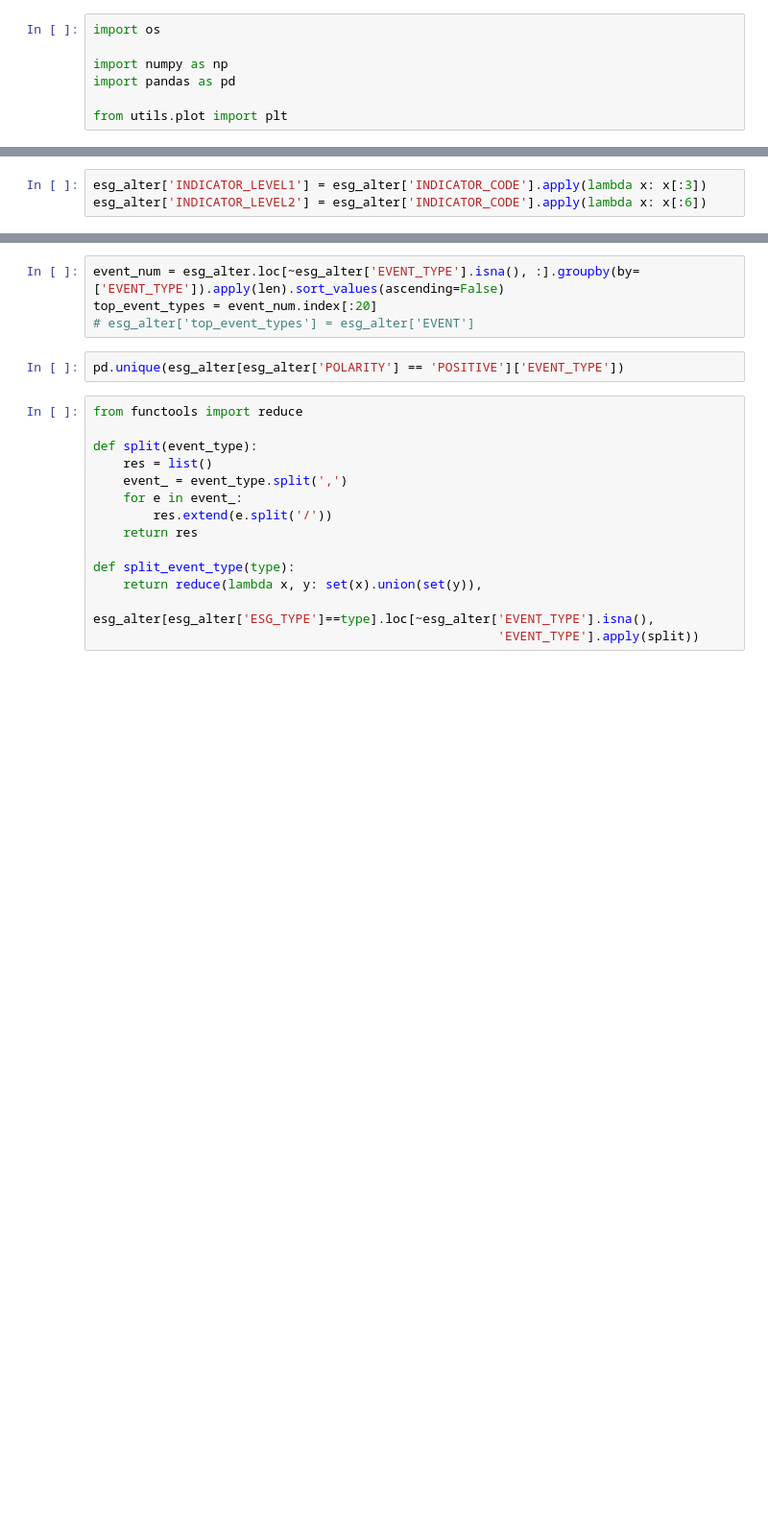
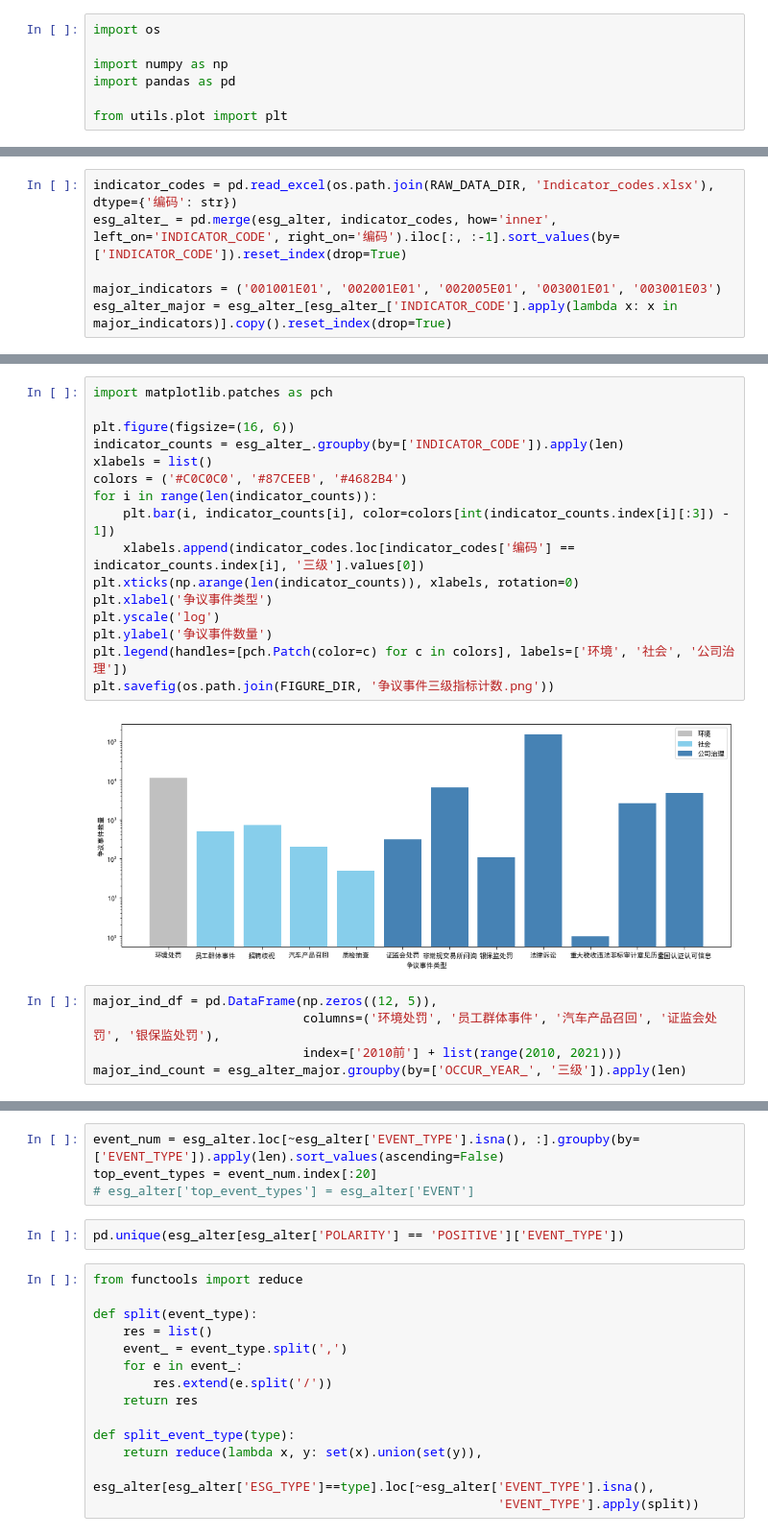
Before and after one commit to imporatore/Quant, a Jupyter notebook: ESG/esg_alter_events.ipynb, the cells around one changed output, grey strips where cells are left out. Shown: that part at 96% size. Saved outputs shown, nothing was run; the diff lists cells and outputs as text; blank space fills up the shorter version.

```diff
--- a/ESG/esg_alter_events.ipynb
+++ b/ESG/esg_alter_events.ipynb
@@ -17,3 +20,0 @@ esg_alter = esg_alter[['SECURITY_NAME', 'TICKER', 'INDICATOR_CODE', 'POLARITY',
-# %%
-esg_alter['INDICATOR_LEVEL1'] = esg_alter['INDICATOR_CODE'].apply(lambda x: x[:3])
-esg_alter['INDICATOR_LEVEL2'] = esg_alter['INDICATOR_CODE'].apply(lambda x: x[:6])
@@ -41,0 +21,6 @@ dtype: int64
+# %%
+indicator_codes = pd.read_excel(os.path.join(RAW_DATA_DIR, 'Indicator_codes.xlsx'), dtype={'编码': str})
+esg_alter_ = pd.merge(esg_alter, indicator_codes, how='inner', left_on='INDICATOR_CODE', right_on='编码').iloc[:, :-1].sort_values(by=['INDICATOR_CODE']).reset_index(drop=True)
+
+major_indicators = ('001001E01', '002001E01', '002005E01', '003001E01', '003001E03')
+esg_alter_major = esg_alter_[esg_alter_['INDICATOR_CODE'].apply(lambda x: x in major_indicators)].copy().reset_index(drop=True)
@@ -41,0 +86,23 @@ dtype: int64
+# %%
+import matplotlib.patches as pch
+
+plt.figure(figsize=(16, 6))
+indicator_counts = esg_alter_.groupby(by=['INDICATOR_CODE']).apply(len)
+xlabels = list()
+colors = ('#C0C0C0', '#87CEEB', '#4682B4')
+for i in range(len(indicator_counts)):
+    plt.bar(i, indicator_counts[i], color=colors[int(indicator_counts.index[i][:3]) - 1])
+    xlabels.append(indicator_codes.loc[indicator_codes['编码'] == indicator_counts.index[i], '三级'].values[0])
+plt.xticks(np.arange(len(indicator_counts)), xlabels, rotation=0)
+plt.xlabel('争议事件类型')
+plt.yscale('log')
+plt.ylabel('争议事件数量')
+plt.legend(handles=[pch.Patch(color=c) for c in colors], labels=['环境', '社会', '公司治理'])
+plt.savefig(os.path.join(FIGURE_DIR, '争议事件三级指标计数.png'))
+# %% [output]
+[figure, added]
+# %%
+major_ind_df = pd.DataFrame(np.zeros((12, 5)),
+                            columns=('环境处罚', '员工群体事件', '汽车产品召回', '证监会处罚', '银保监处罚'),
+                            index=['2010前'] + list(range(2010, 2021)))
+major_ind_count = esg_alter_major.groupby(by=['OCCUR_YEAR_', '三级']).apply(len)
```
Also changed, not shown: parts of 16 cells of this notebook.
